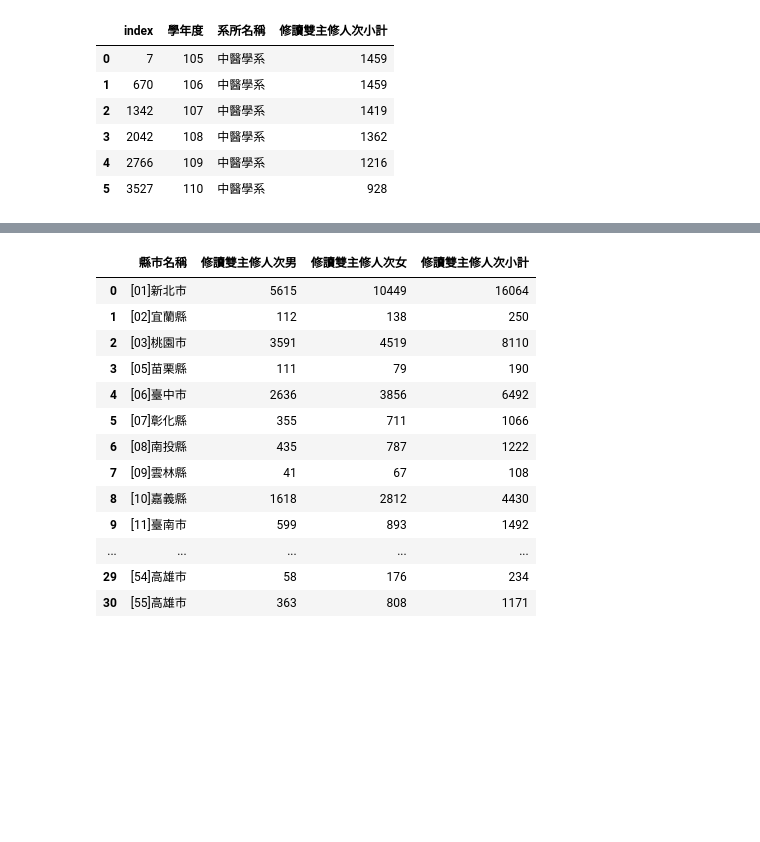
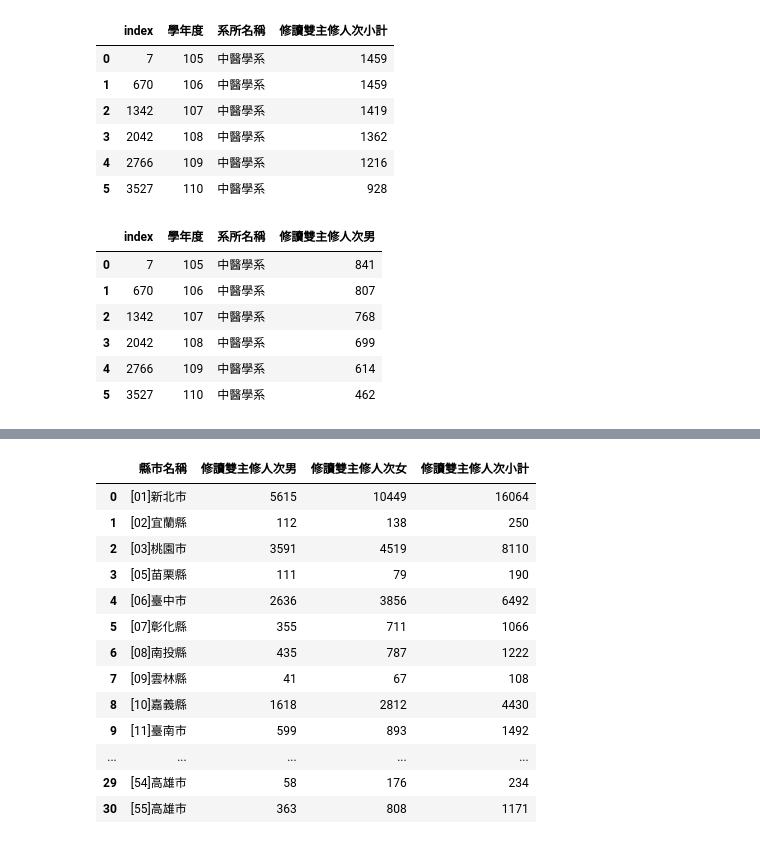
Before and after one commit to Memory-HuiYi/LAT, a Jupyter notebook: HW01/HW01.ipynb, the cells around one changed output, grey strips where cells are left out. Cells and saved outputs as stored; diff of their text form; code cells hidden in the pictures; blank space fills up the shorter version.

```diff
--- a/HW01/HW01.ipynb
+++ b/HW01/HW01.ipynb
@@ -222,3 +222,15 @@ max_dept
 | 3 | 2042 | 108 | 中醫學系 | 1362 |
 | 4 | 2766 | 109 | 中醫學系 | 1216 |
 | 5 | 3527 | 110 | 中醫學系 | 928 |
+# %%
+#每年最多男生雙主修的科系
+max_dept = departmentyear[['學年度','系所名稱','修讀雙主修人次男']].loc[departmentyear.groupby('學年度')['修讀雙主修人次男'].idxmax()].reset_index()
+max_dept
+# %% [output]
+|  | index | 學年度 | 系所名稱 | 修讀雙主修人次男 |
+| 0 | 7 | 105 | 中醫學系 | 841 |
+| 1 | 670 | 106 | 中醫學系 | 807 |
+| 2 | 1342 | 107 | 中醫學系 | 768 |
+| 3 | 2042 | 108 | 中醫學系 | 699 |
+| 4 | 2766 | 109 | 中醫學系 | 614 |
+| 5 | 3527 | 110 | 中醫學系 | 462 |
```
Also changed, not shown: parts of 5 cells of this notebook.
